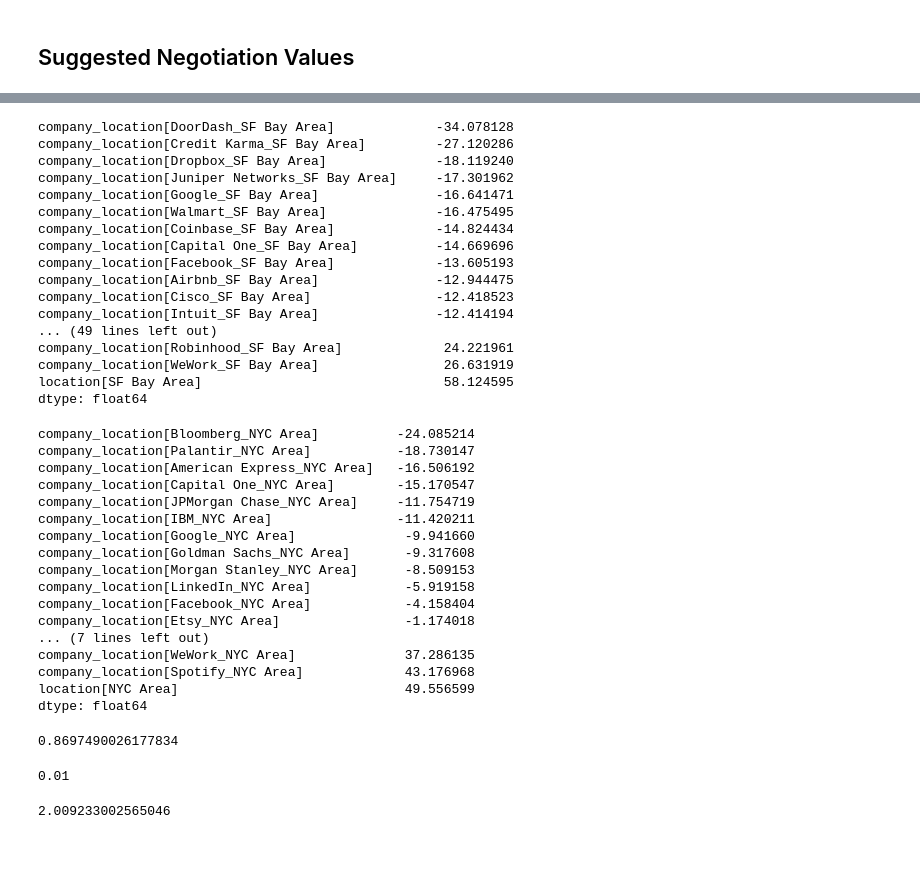
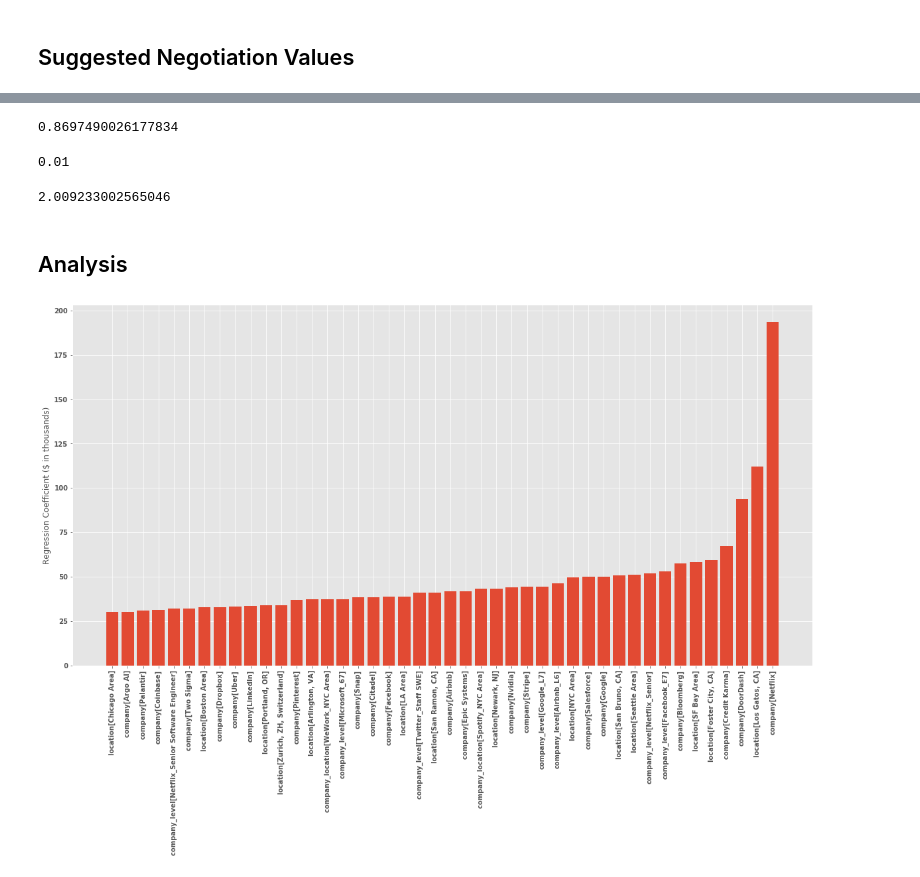
Before and after one commit to simonayzman/CompensationNegotiation, a Jupyter notebook: Data Analysis - Untransformed.ipynb, the cells around one changed output, grey strips where cells are left out. Cells and saved outputs as stored; diff of their text form; code cells hidden in the pictures; blank space fills up the shorter version.

Commit message:
Re-ran untransformed model selection notebook

```diff
--- a/Data Analysis - Untransformed.ipynb
+++ b/Data Analysis - Untransformed.ipynb
@@ -21,6 +21,8 @@ import seaborn as sns
 
 pd.set_option('display.max_rows', 100)
 plt.rcParams["figure.figsize"] = (20,10)
+plt.rcParams["font.weight"] = "bold"
+plt.style.use('ggplot')
 # %%
 comp = pd.read_csv('data/prepped_comp_data_interactions.csv', index_col='entry_id')
 comp
@@ -361,8 +363 @@ y_pred_total_comp_sum_range
 1456 rows × 3 columns
-# %%
-coefs = best_model_salary['coefs']
-
-coefs_increase = best_model_salary['coefs'][best_model_salary['coefs'] > 25]
-coefs_increase = coefs_increase.sort_values()
-x = plt.bar(coefs_increase.index, coefs_increase)
-x = plt.xticks(rotation=90)
@@ -417,41 +364,3 @@ dtype: float64
-# %%
-coefs.filter(like='SF').sort_values()
-coefs.filter(like='NY').sort_values()
-# %% [output]
-company_location[DoorDash_SF Bay Area]             -34.078128
-company_location[Credit Karma_SF Bay Area]         -27.120286
-company_location[Dropbox_SF Bay Area]              -18.119240
-company_location[Juniper Networks_SF Bay Area]     -17.301962
-company_location[Google_SF Bay Area]               -16.641471
-company_location[Walmart_SF Bay Area]              -16.475495
-company_location[Coinbase_SF Bay Area]             -14.824434
-company_location[Capital One_SF Bay Area]          -14.669696
-company_location[Facebook_SF Bay Area]             -13.605193
-company_location[Airbnb_SF Bay Area]               -12.944475
-company_location[Cisco_SF Bay Area]                -12.418523
-company_location[Intuit_SF Bay Area]               -12.414194
-... (49 lines left out)
-company_location[Robinhood_SF Bay Area]             24.221961
-company_location[WeWork_SF Bay Area]                26.631919
-location[SF Bay Area]                               58.124595
-dtype: float64
-company_location[Bloomberg_NYC Area]          -24.085214
-company_location[Palantir_NYC Area]           -18.730147
-company_location[American Express_NYC Area]   -16.506192
-company_location[Capital One_NYC Area]        -15.170547
-company_location[JPMorgan Chase_NYC Area]     -11.754719
-company_location[IBM_NYC Area]                -11.420211
-company_location[Google_NYC Area]              -9.941660
-company_location[Goldman Sachs_NYC Area]       -9.317608
-company_location[Morgan Stanley_NYC Area]      -8.509153
-company_location[LinkedIn_NYC Area]            -5.919158
-company_location[Facebook_NYC Area]            -4.158404
-company_location[Etsy_NYC Area]                -1.174018
-... (7 lines left out)
-company_location[WeWork_NYC Area]              37.286135
-company_location[Spotify_NYC Area]             43.176968
-location[NYC Area]                             49.556599
-dtype: float64
 # %%
 best_model_salary['alpha']
 best_model_stock['alpha']
@@ -460,3 +369,24 @@ best_model_bonus['alpha']
 0.8697490026177834
 0.01
 2.009233002565046
+# %% [markdown]
+## Analysis
+# %%
+def plot_coefs(coefs, condition = None):
+    if condition is None:
+        coefs_filtered = coefs
+    else:
+        coefs_filtered = coefs[condition]
+
+    coefs_filtered = coefs_filtered.sort_values()
+    plt.bar(coefs_filtered.index, coefs_filtered)
+    plt.xticks(rotation=90)
+    plt.ylabel('Regression Coefficient ($ in thousands)')
+
+coefs_salary = best_model_salary['coefs']
+coefs_stock = best_model_stock['coefs']
+coefs_bonus = best_model_bonus['coefs']
+# %%
+plot_coefs(coefs_salary, coefs_salary > 30)
+# %% [output]
+[figure, added]
```
Also changed, not shown: parts of 22 cells of this notebook.
